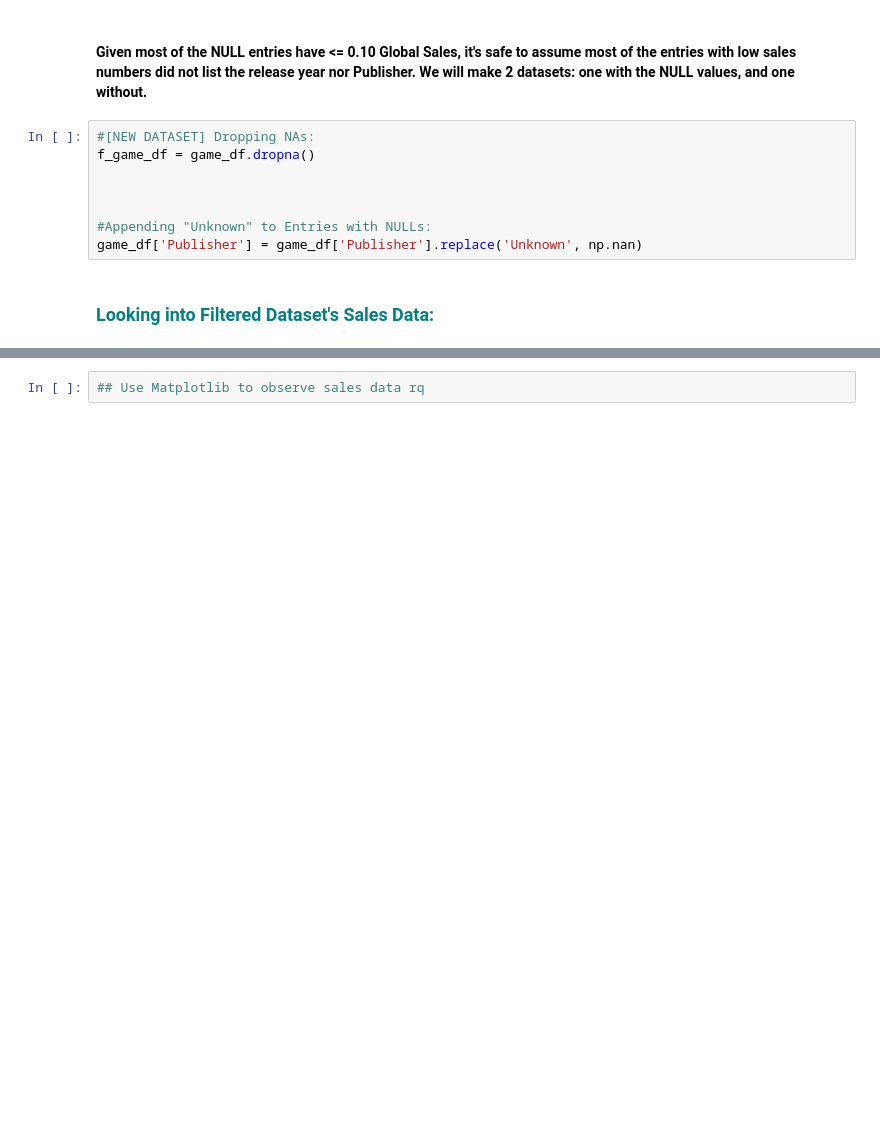
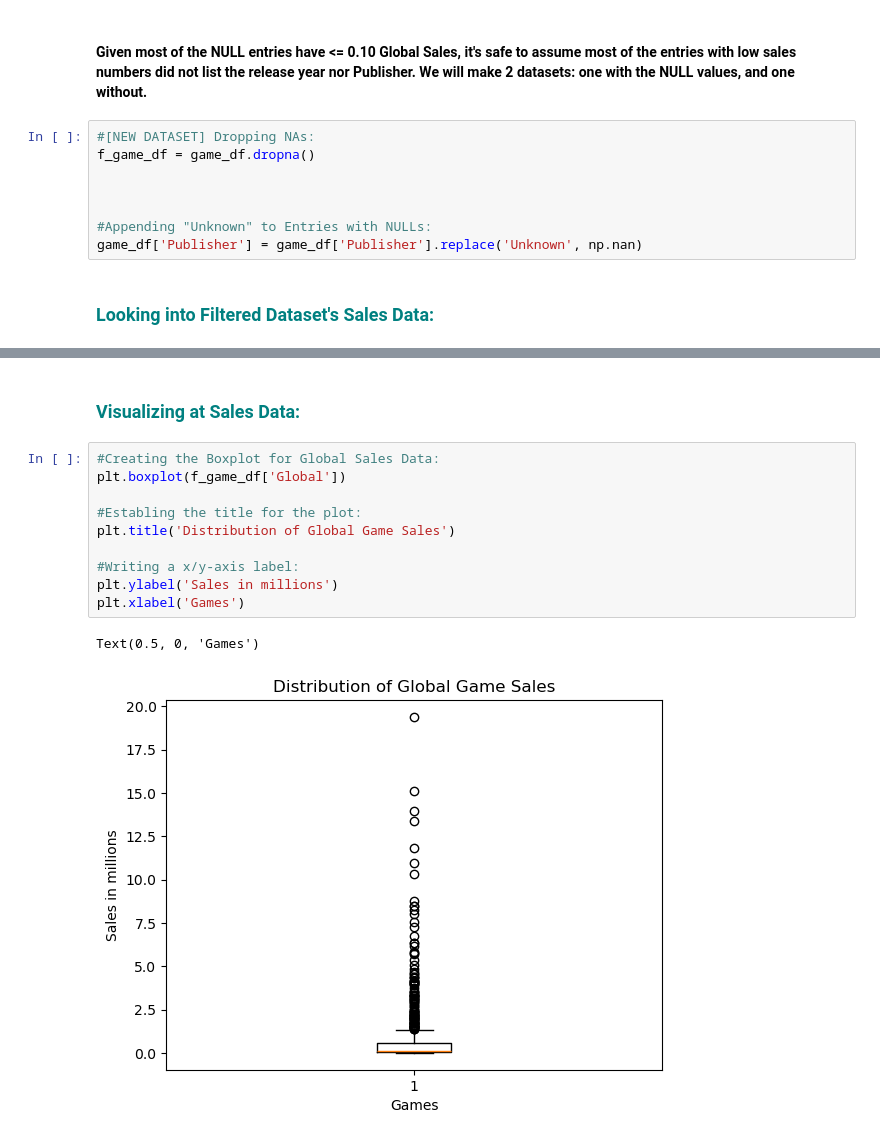
Before and after one commit to Alexdxe/PS4-Sales_Analysis, a Jupyter notebook: PS4_Analysis.ipynb, the cells around one changed output, grey strips where cells are left out. Cells and saved outputs as stored; diff of their text form; blank space fills up the shorter version.

Commit message:
[UPDATED] Finished Data Cleaning Steps

```diff
--- a/PS4_Analysis.ipynb
+++ b/PS4_Analysis.ipynb
@@ -133,3 +131,16 @@ f_game_df.describe()
 | max | 2020.000000 | 6.180000 | 9.710000 | 2.170000 | 3.020000 | 19.390000 |
-# %%
-## Use Matplotlib to observe sales data rq
+# %% [markdown]
+### <span style=color:teal> Visualizing at Sales Data: </span>
+# %%
+#Creating the Boxplot for Global Sales Data:
+plt.boxplot(f_game_df['Global'])
+
+#Establing the title for the plot:
+plt.title('Distribution of Global Game Sales')
+
+#Writing a x/y-axis label:
+plt.ylabel('Sales in millions')
+plt.xlabel('Games')
+# %% [output]
+Text(0.5, 0, 'Games')
+[figure, added]
```
Also changed, not shown: parts of 20 cells of this notebook.
